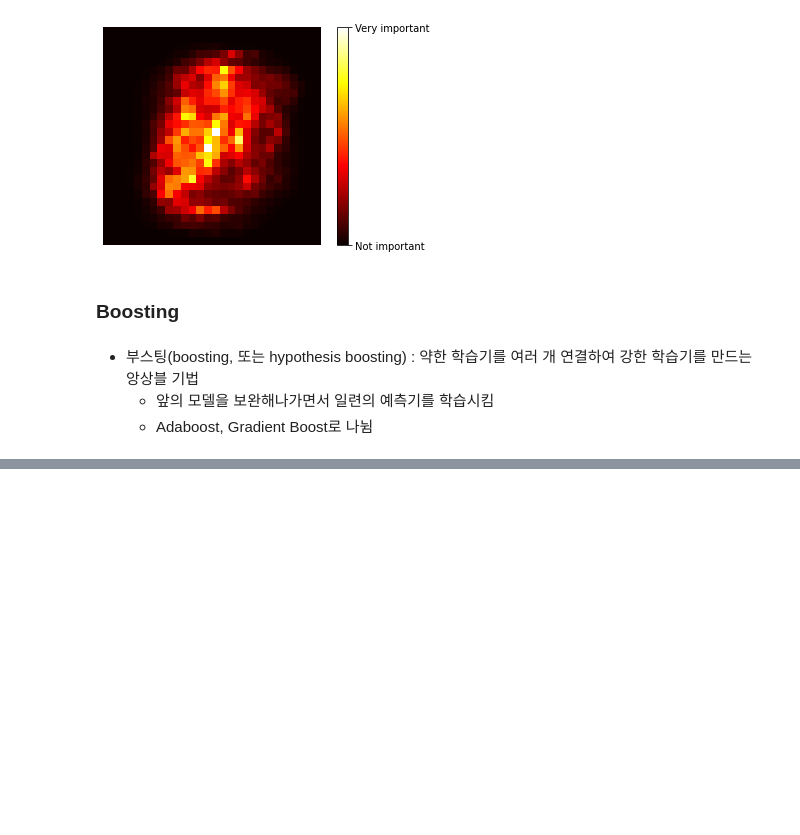
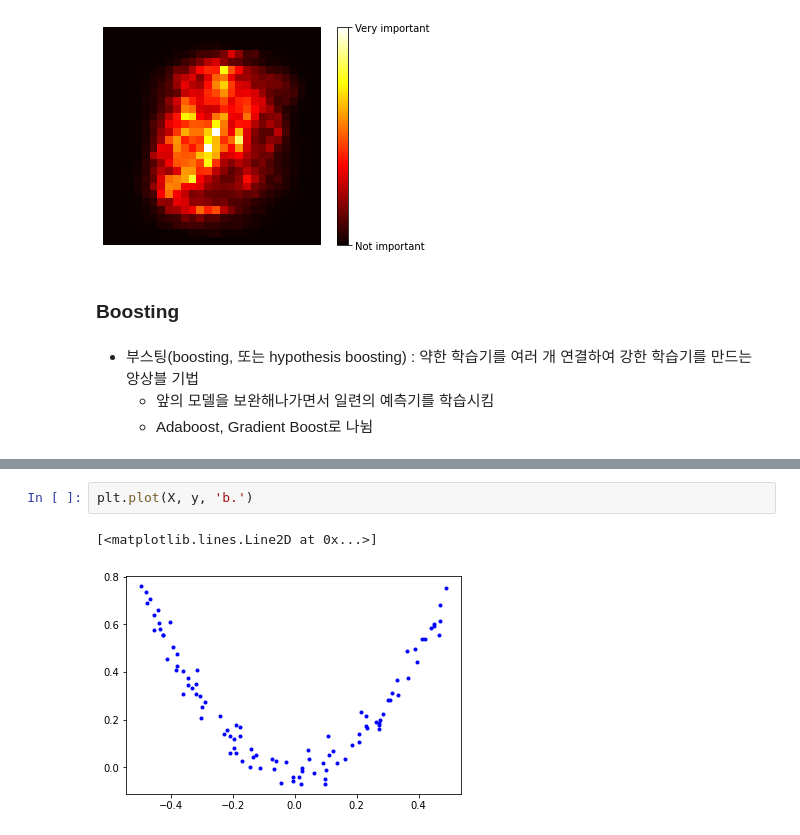
Before and after one commit to lijm1358/ml_practice, a Jupyter notebook: ch07.ipynb, the cells around one changed output, grey strips where cells are left out. Drawn from its saved outputs; the diff is of its cells as text; blank space fills up the shorter version.

```diff
--- a/ch07.ipynb
+++ b/ch07.ipynb
@@ -296,0 +394,5 @@ plt.show()
+# %%
+plt.plot(X, y, 'b.')
+# %% [output]
+[<matplotlib.lines.Line2D at 0x...>]
+[figure, added]
```
Also changed, not shown: parts of 59 cells of this notebook.
